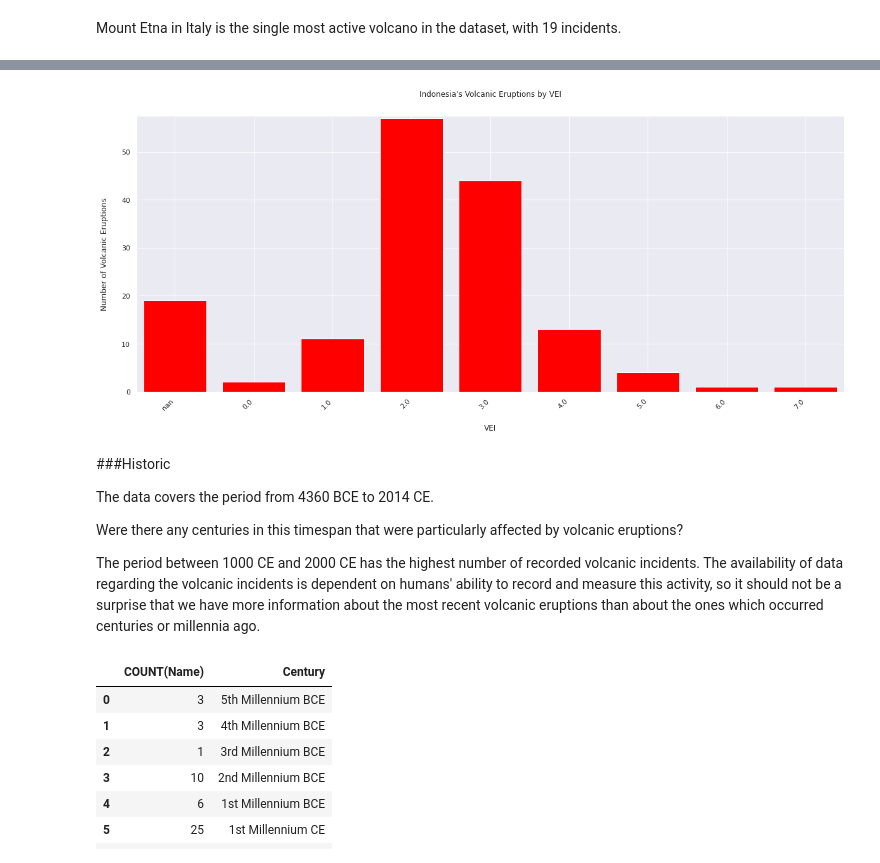
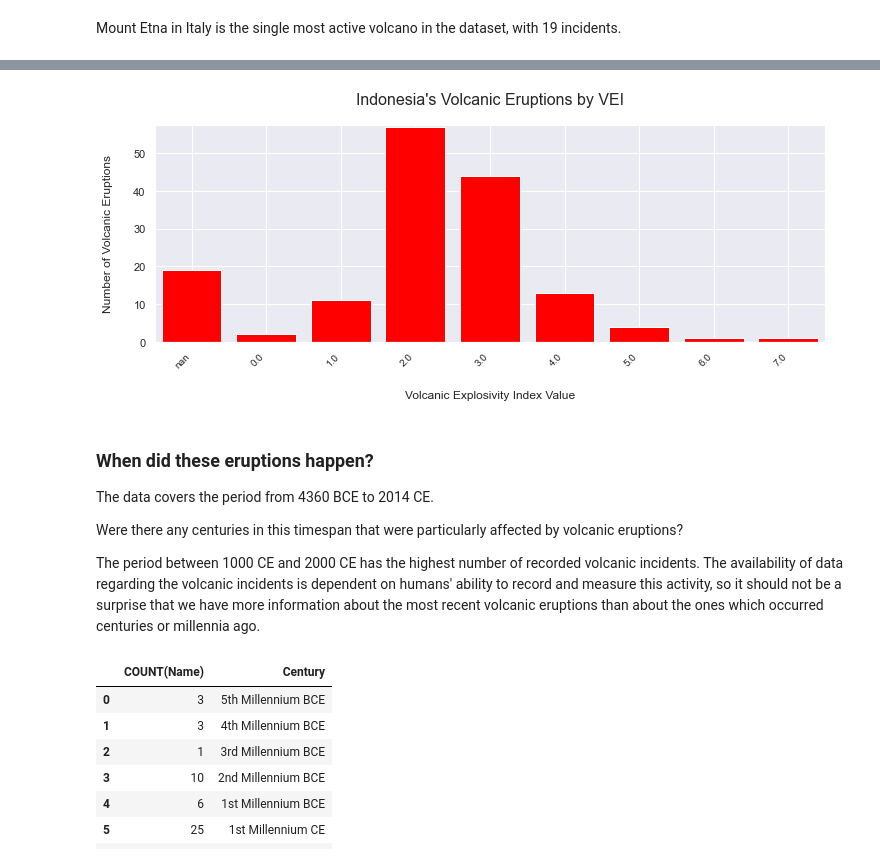
Before and after one commit to mmccrechowicz/mmccrechowicz.github.io, a Jupyter notebook: content/posts/Volcanos.ipynb, the cells around one changed output, grey strips where cells are left out. Drawn from its saved outputs; the diff is of its cells as text; code cells hidden in the pictures.

```diff
--- a/content/posts/Volcanos.ipynb
+++ b/content/posts/Volcanos.ipynb
@@ -34,11 +9,10 @@ Successfully installed basemap-1.2.1 pyproj-3.0.1 pyshp-2.1.3
 # %% [markdown]
 ### Define functions
 # %%
-# #@title Define functions
+#@title
 import tempfile
 from urllib import request
 import sqlite3
-import pysqlite3
 
 from typing import Dict
 
@@ -50,10 +24,6 @@ import matplotlib.pyplot as plt
 
 import seaborn as sns
 sns.set()
-
-#$ conda install basemap
-
-from mpl_toolkits.basemap import Basemap
 
 #%load_ext google.colab.data_table
 
@@ -74,7 +44,7 @@ def excel_dataset_to_sqlite(url: str, database_name: str = ":memory:") -> sqlite
     data = pd.read_excel(fle, sheet_name=None)
 
   # Create a database.
-  conn = pysqlite3.connect(database_name)
+  conn = sqlite3.connect(database_name)
 
   # Loads data from pandas objects into individual tables.
   for (key, sheet) in data.items():
@@ -295,8 +268,7 @@ Where do Indonesia's numerous volcanic eruptions sit on this scale?
 # %%
 result = pd.read_sql("""SELECT COUNT(Name) AS Number_of_Incidents,
-                               CAST(VEI AS INT)
+                               CAST(VEI AS INT) AS VEI
                         FROM volerup
                         WHERE Country = 'Indonesia'
                         GROUP BY VEI
                         ORDER BY VEI ASC;""", database)
-result
@@ -314,17 +275,15 @@ result
 # %%
-plt.figure(figsize=(20, 8))
+plt.figure(figsize=(12, 4))
 plt.bar(x=result["VEI"].astype(str), height=result["Number_of_Incidents"], color='red')
-plt.title("Indonesia's Volcanic Eruptions by VEI", pad = 30)
-plt.xlabel("VEI", labelpad=20)
-plt.ylabel("Number of Volcanic Eruptions", labelpad=20)
-_ = plt.xticks(rotation = 45, ha = "right")
-#plt.axhline(result["number)data_points"].mean(), color='blue', linewidth=2, label = "# Countries")
-#plt.legend()
+plt.title("Indonesia's Volcanic Eruptions by VEI", pad = 20, fontsize = 16)
+plt.xlabel("Volcanic Explosivity Index Value", labelpad=20, fontsize = 12)
+plt.ylabel("Number of Volcanic Eruptions", labelpad=20, fontsize = 12)
+_ = plt.xticks(rotation = 45, ha = "right", fontsize = 10)
 plt.margins(0.01, 0.01)
 # %% [output]
-[figure, old version]
+[figure, new version]
 # %% [markdown]
-###Historic
+### When did these eruptions happen?
 
 The data covers the period from 4360 BCE to 2014 CE.
 
```
Also changed, not shown: parts of 71 cells of this notebook, 29 other files.
